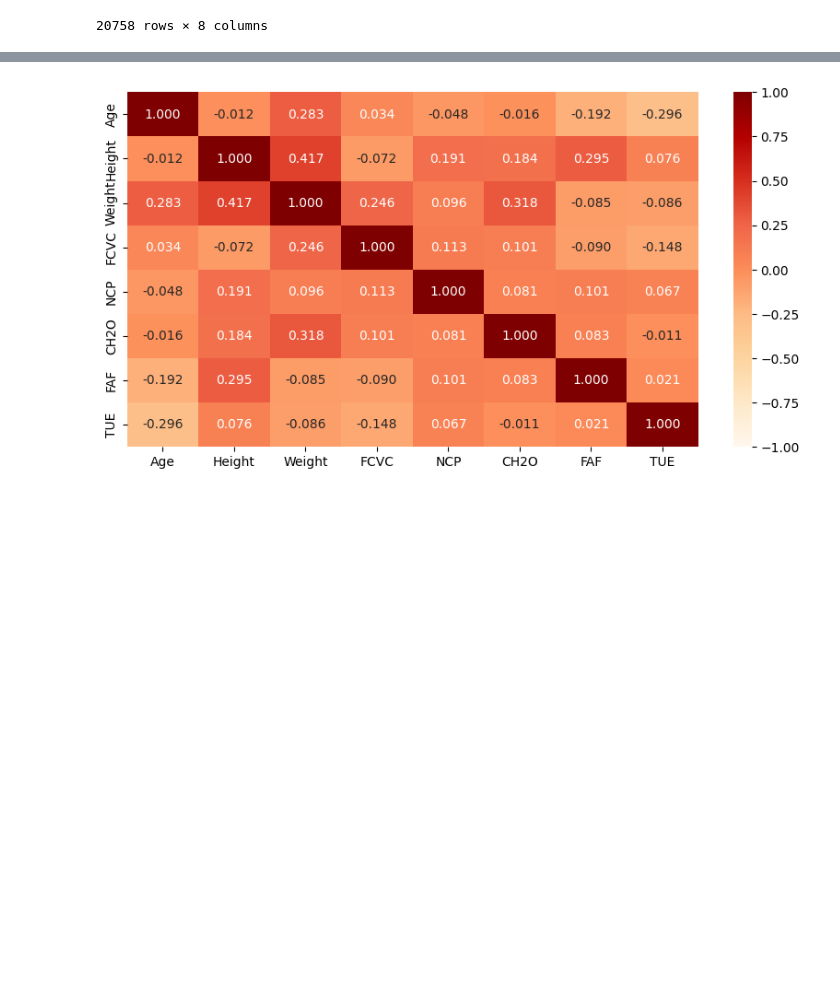
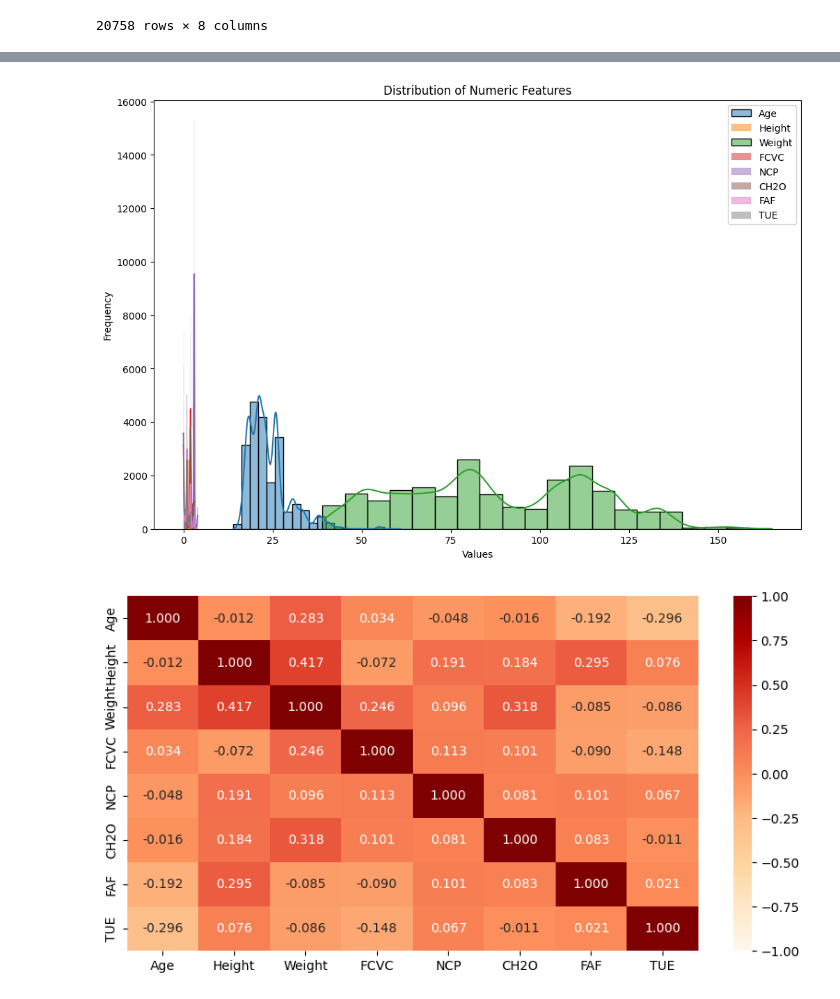
Before and after one commit to j2nhyeok/Multi-Class-Prediction-of-Obesity-Risk, a Jupyter notebook: obesity-classifier.ipynb, the cells around one changed output, grey strips where cells are left out. Saved outputs shown, nothing was run; the diff lists cells and outputs as text; code cells hidden in the pictures; blank space fills up the shorter version.

```diff
--- a/obesity-classifier.ipynb
+++ b/obesity-classifier.ipynb
@@ -82,0 +92,23 @@ df_numerical
+# %%
+# 이상치를 정의하는 방법에 따라서 여러가지가 있을 수 있습니다.
+# 가령, IQR을 이용하여 이상치를 정의할 수도 있고, z-score를 이용할 수도 있습니다.
+# 여기서는 IQR을 이용하여 이상치를 정의하겠습니다.
+
+import pandas as pd
+
+# 각 숫자형 변수의 이상치 개수 계산
+outliers = pd.DataFrame(index=df_numerical.columns, columns=["Has Outliers", "Outlier Count"])
+
+for column in df_numerical.columns:
+    Q1 = df_numerical[column].quantile(0.25)
+    Q3 = df_numerical[column].quantile(0.75)
+    IQR = Q3 - Q1
+    lower_bound = Q1 - 1.5 * IQR
+    upper_bound = Q3 + 1.5 * IQR
+
+    outlier_count = ((df_numerical[column] < lower_bound) | (df_numerical[column] > upper_bound)).sum()
+
+    outliers.loc[column, "Has Outliers"] = outlier_count > 0
+    outliers.loc[column, "Outlier Count"] = outlier_count
+
+print(outliers)
@@ -83,3 +125,20 @@ df_numerical
+# %%
+import seaborn as sns
+import matplotlib.pyplot as plt
+
+# 각 숫자형 변수에 대한 히스토그램 시각화
+plt.figure(figsize=(12, 8))  # 그래프 크기 설정
+
+for column in df_numerical.columns:
+    sns.histplot(df_numerical[column], kde=True, bins=20, label=column)
+
+plt.title("Distribution of Numeric Features")
+plt.xlabel("Values")
+plt.ylabel("Frequency")
+plt.legend()
+plt.show()
+# %% [output]
+[figure, added]
 # %%
 corr_numerical = df_numerical.corr()
 
```
Also changed, not shown: parts of 15 cells of this notebook.
